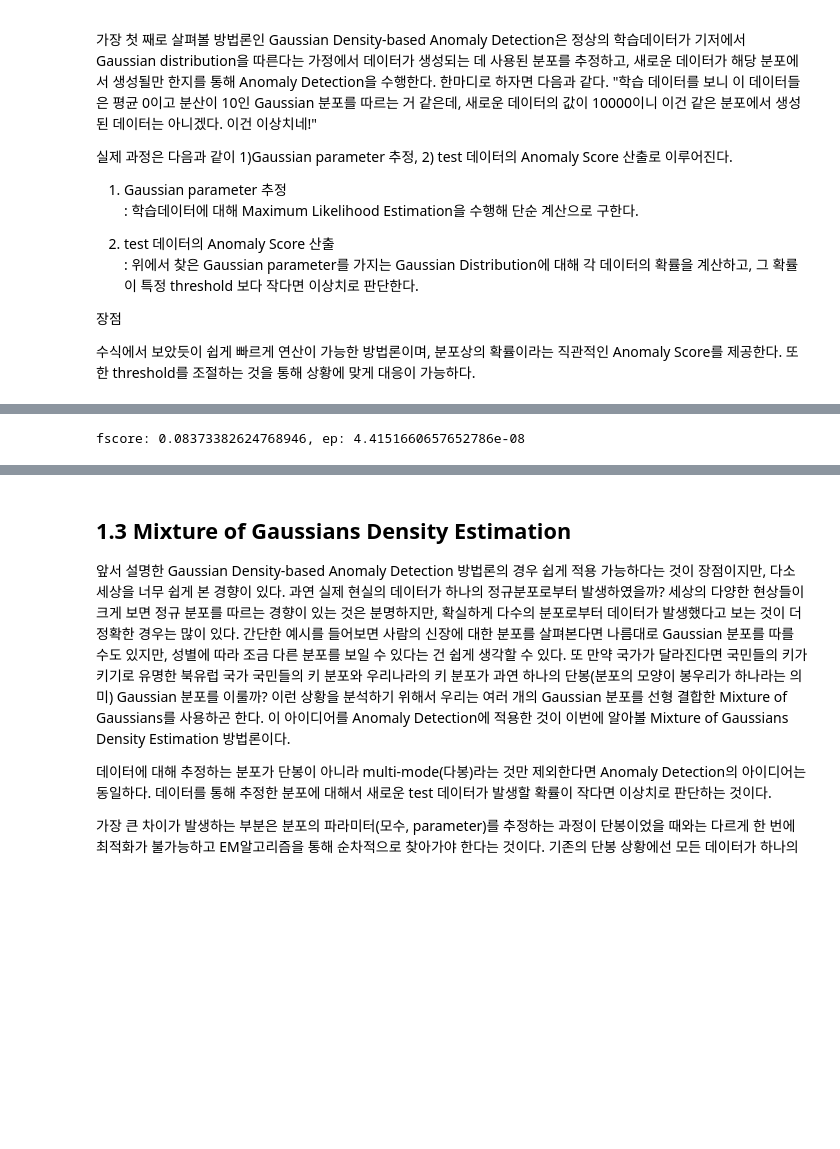
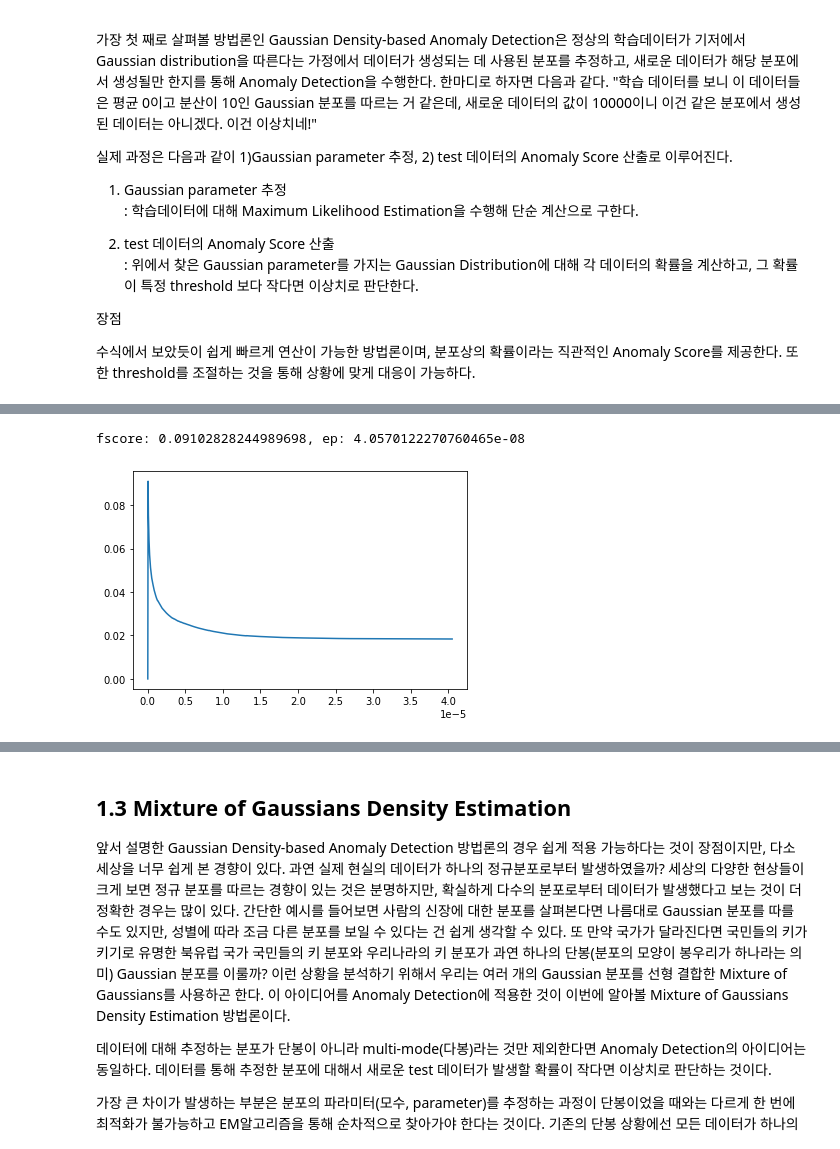
Before and after one commit to Backbone451/Business-Analytics-Tutorial, a Jupyter notebook: 3.Anomaly_Detection/Anomaly_Detection.ipynb, the cells around one changed output, grey strips where cells are left out. Cells and saved outputs as stored; diff of their text form; code cells hidden in the pictures; blank space fills up the shorter version.

```diff
--- a/3.Anomaly_Detection/Anomaly_Detection.ipynb
+++ b/3.Anomaly_Detection/Anomaly_Detection.ipynb
@@ -168,19 +195,24 @@ def multivariateGaussian(X, mu, sigma):
     p = multivariate_normal(mean=mu, cov=sigma)
     return p.pdf(X)
 
-#  3. Anomaly Score를 이용하여 Threshold 구하기
+#  3. Anomaly Score를 이용하여 Threshold 구하기-실제 데이터 포인트들의 발생확률을 기준으로 threshold를 변경시켜가며 최적의 threshold를 찾는다.
 def selectThreshold(target, p):
+    F1_list = []
     bestEpsilon = 0
     bestF1 = 0
     F1 = 0
     stepsize = (max(p) - min(p)) / 1000
-    for epsilon in np.arange(min(p), max(p), stepsize):
+    for i, epsilon in enumerate(np.arange(min(p), max(p), stepsize)):
+        print(f"Running iteration {i}/{len(np.arange(min(p), max(p), stepsize))} ...", end="\r")
         predictions = (p < epsilon)
         # class 간 불균형있고, 범주 중 사기거래 범주에 더욱 중요한 상황이므로 F1 score를 사용한다.
-        F1 = f1_score(np.array(target), predictions)
+        F1 = f1_score(np.array(target), predictions, average = "binary")
+        F1_list.append(F1)
         if F1 > bestF1:
             bestF1 = F1
             bestEpsilon = epsilon
+
+    plt.plot(np.arange(min(p), max(p), stepsize), F1_list)
     return bestF1, bestEpsilon
 # %%
 # 정의한 함수를 통해 데이터의 변수에 따른 Gaussian parameters를 구한다.
@@ -226,8 +259,7 @@ plt.hist(p_test)
 # %%
 # 다음으로는 현재 계산된 p값 즉, Anomaly Score를 어느 기준에서 비정상 데이터로 판단할지 threshold를 구한다.
-fscore, ep= selectThreshold(test_target,p_test)
+fscore, ep= selectThreshold(valid_target,p_vaild)
 print(f'fscore: {fscore}, ep: {ep}')
-
-# 본 데이터와 같이 복잡한 데이터의 경우, 기본적인 Gaussian Density-based Anomaly Detection에는 좋은 성능을 보이지 못하고 있다.
 # %% [output]
-fscore: 0.08373382624768946, ep: 4.4151660657652786e-08
+fscore: 0.09102828244989698, ep: 4.0570122270760465e-08
+[figure, added]
```
Also changed, not shown: parts of 48 cells of this notebook.
